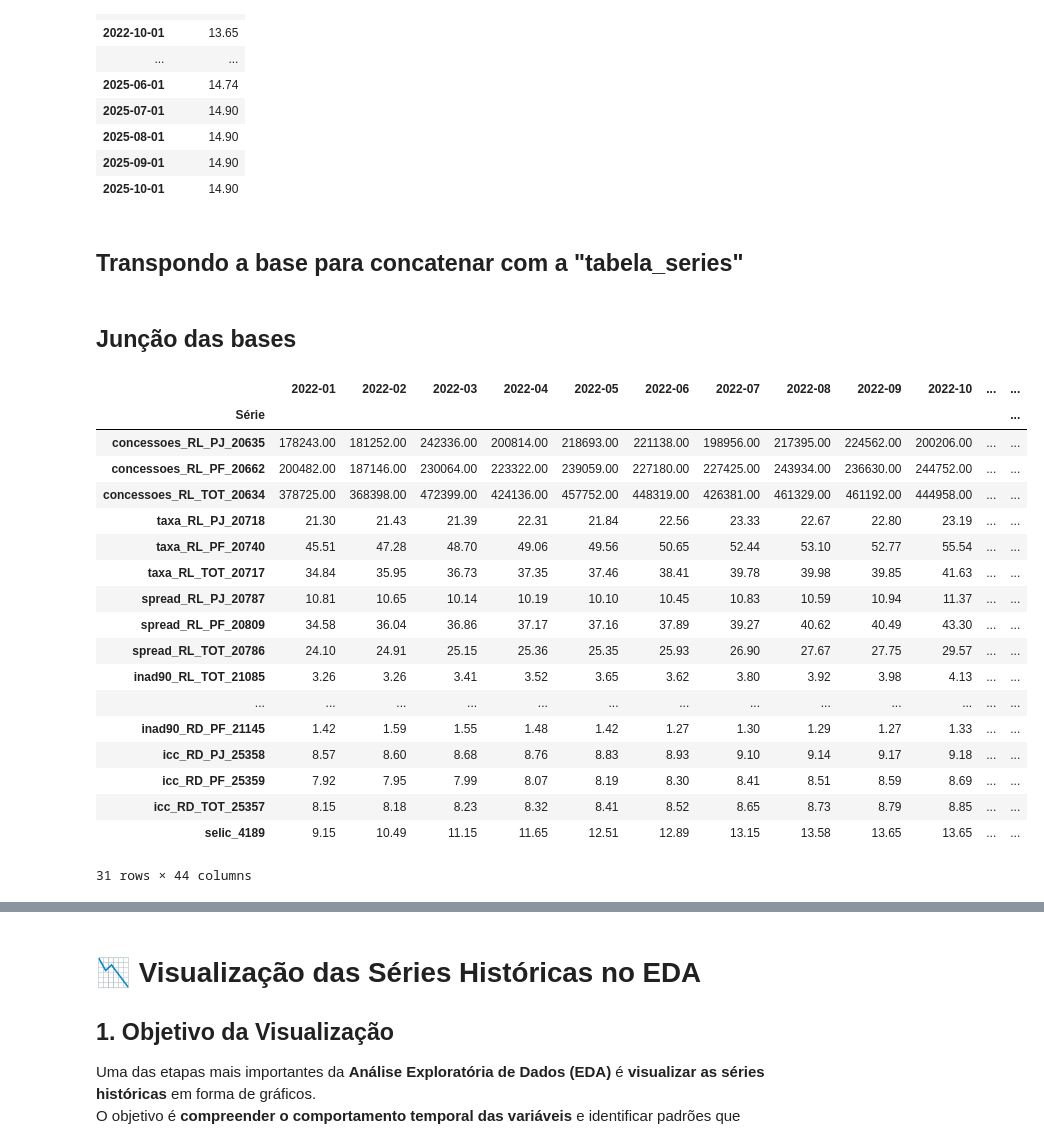
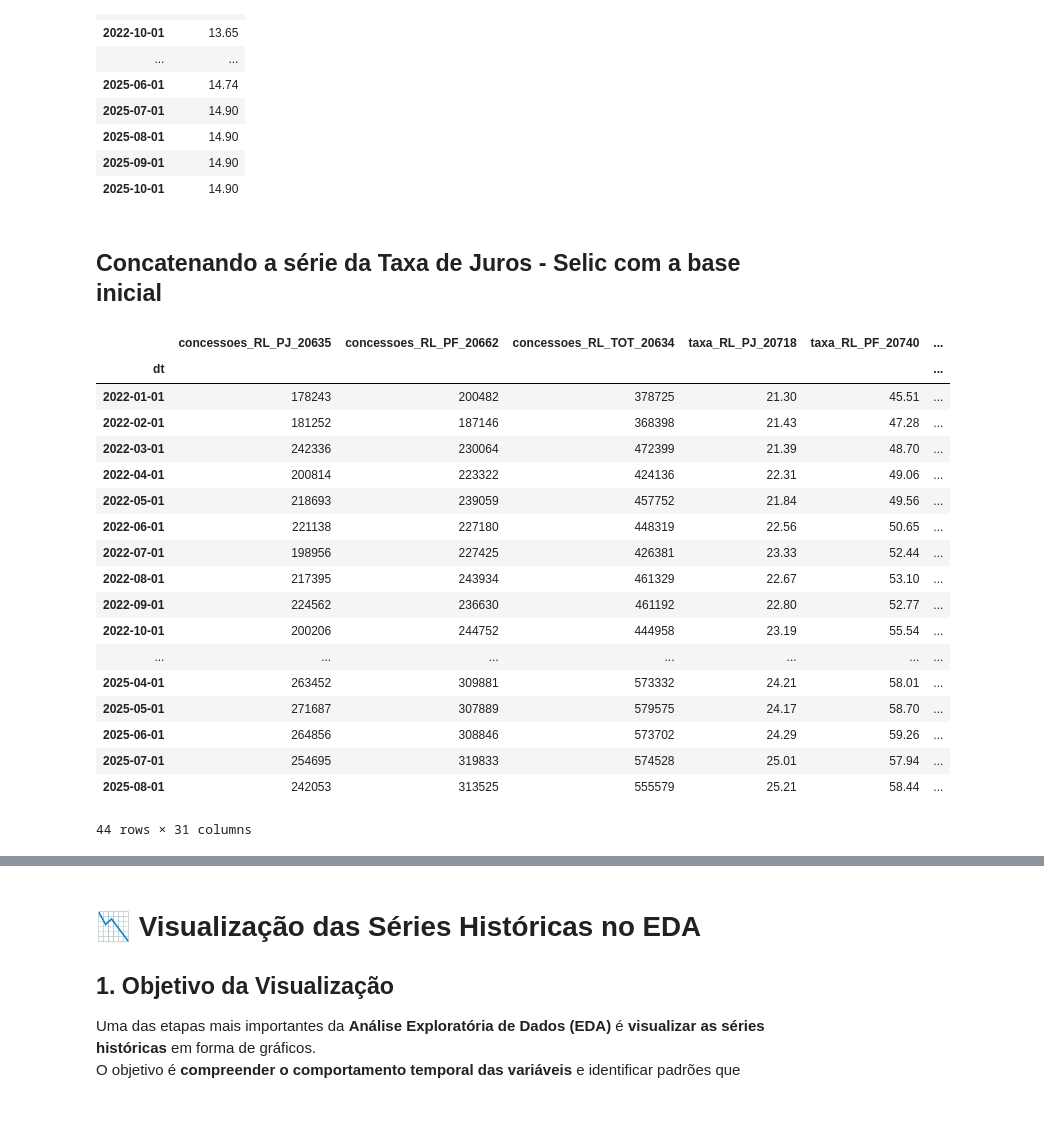
Before and after one commit to akemitti/Inteligencia-Artificial, a Jupyter notebook: prev_series_temporais.ipynb, the cells around one changed output, grey strips where cells are left out. Saved outputs shown, nothing was run; the diff lists cells and outputs as text; code cells hidden in the pictures; blank space fills up the shorter version.

```diff
--- a/prev_series_temporais.ipynb
+++ b/prev_series_temporais.ipynb
@@ -124,13 +121,0 @@ conjunto_dados
-# %%
-# 1) Garantir ordenação por data e formato amigável do rótulo de coluna (datas)
-conjunto_dados = conjunto_dados.sort_index()
-rotulos_datas = [dt.strftime("%Y-%m") for dt in conjunto_dados.index]
-
-# 2) Transpor: linhas = séries, colunas = datas
-tabela_series = conjunto_dados.T.copy()
-tabela_series.columns = rotulos_datas
-
-# 3) (Opcional) Renomear o índice (nome das linhas) para algo mais intuitivo
-tabela_series.index.name = "Série"
-
-tabela_series
@@ -305,8 +270,8 @@ mapa_series = {
     "sgs_25357": "icc_RD_TOT_25357",
 }
 
-# renomeia o índice (linhas) usando o dicionário
-tabela_series = tabela_series.rename(index=mapa_series)
+# renomeia as colunas usando o dicionário
+conjunto_dados = conjunto_dados.rename(columns=mapa_series).copy()
 
-tabela_series
+conjunto_dados
 # %% [output]
@@ -376,42 +341,36 @@ df_selic
 | 2025-09-01 | 14.90 |
 | 2025-10-01 | 14.90 |
 # %% [markdown]
-## Transpondo a base para concatenar com a "tabela_series"
+## Concatenando a série da Taxa de Juros - Selic com a base inicial
-# %% [markdown]
-## Junção das bases
 # %%
-# Alinha df_selic ao índice do conjunto_dados (mesmos meses/colunas)
-df_selic_alinhada = df_selic.reindex(conjunto_dados.index)
+# Alinha df_selic ao índice do conjunto_dados (mesmos meses)
+df_selic = df_selic.reindex(conjunto_dados.index)
 
-# Transpõe e aplica os mesmos rótulos de coluna (YYYY-MM)
-tabela_selic = df_selic_alinhada.T.copy()
-tabela_selic.columns = rotulos_datas
-tabela_selic.index.name = "Série"
+# Junção das bases
+base = conjunto_dados.join(df_selic["selic_4189"], how="left")
 
-# Versão "com Selic" (sem tocar no tabela_series original)
-base = pd.concat([tabela_series, tabela_selic], axis=0)
 
 base
 # %% [output]
-|  | 2022-01 | 2022-02 | 2022-03 | 2022-04 | 2022-05 | 2022-06 | 2022-07 | 2022-08 | 2022-09 | 2022-10 | ... | ... |
-| Série |  |  |  |  |  |  |  |  |  |  |  | ... |
-| concessoes_RL_PJ_20635 | 178243.00 | 181252.00 | 242336.00 | 200814.00 | 218693.00 | 221138.00 | 198956.00 | 217395.00 | 224562.00 | 200206.00 | ... | ... |
-| concessoes_RL_PF_20662 | 200482.00 | 187146.00 | 230064.00 | 223322.00 | 239059.00 | 227180.00 | 227425.00 | 243934.00 | 236630.00 | 244752.00 | ... | ... |
-| concessoes_RL_TOT_20634 | 378725.00 | 368398.00 | 472399.00 | 424136.00 | 457752.00 | 448319.00 | 426381.00 | 461329.00 | 461192.00 | 444958.00 | ... | ... |
-| taxa_RL_PJ_20718 | 21.30 | 21.43 | 21.39 | 22.31 | 21.84 | 22.56 | 23.33 | 22.67 | 22.80 | 23.19 | ... | ... |
-| taxa_RL_PF_20740 | 45.51 | 47.28 | 48.70 | 49.06 | 49.56 | 50.65 | 52.44 | 53.10 | 52.77 | 55.54 | ... | ... |
-| taxa_RL_TOT_20717 | 34.84 | 35.95 | 36.73 | 37.35 | 37.46 | 38.41 | 39.78 | 39.98 | 39.85 | 41.63 | ... | ... |
-| spread_RL_PJ_20787 | 10.81 | 10.65 | 10.14 | 10.19 | 10.10 | 10.45 | 10.83 | 10.59 | 10.94 | 11.37 | ... | ... |
-| spread_RL_PF_20809 | 34.58 | 36.04 | 36.86 | 37.17 | 37.16 | 37.89 | 39.27 | 40.62 | 40.49 | 43.30 | ... | ... |
-| spread_RL_TOT_20786 | 24.10 | 24.91 | 25.15 | 25.36 | 25.35 | 25.93 | 26.90 | 27.67 | 27.75 | 29.57 | ... | ... |
-| inad90_RL_TOT_21085 | 3.26 | 3.26 | 3.41 | 3.52 | 3.65 | 3.62 | 3.80 | 3.92 | 3.98 | 4.13 | ... | ... |
-| ... | ... | ... | ... | ... | ... | ... | ... | ... | ... | ... | ... | ... |
-| inad90_RD_PF_21145 | 1.42 | 1.59 | 1.55 | 1.48 | 1.42 | 1.27 | 1.30 | 1.29 | 1.27 | 1.33 | ... | ... |
-| icc_RD_PJ_25358 | 8.57 | 8.60 | 8.68 | 8.76 | 8.83 | 8.93 | 9.10 | 9.14 | 9.17 | 9.18 | ... | ... |
-| icc_RD_PF_25359 | 7.92 | 7.95 | 7.99 | 8.07 | 8.19 | 8.30 | 8.41 | 8.51 | 8.59 | 8.69 | ... | ... |
-| icc_RD_TOT_25357 | 8.15 | 8.18 | 8.23 | 8.32 | 8.41 | 8.52 | 8.65 | 8.73 | 8.79 | 8.85 | ... | ... |
-| selic_4189 | 9.15 | 10.49 | 11.15 | 11.65 | 12.51 | 12.89 | 13.15 | 13.58 | 13.65 | 13.65 | ... | ... |
+|  | concessoes_RL_PJ_20635 | concessoes_RL_PF_20662 | concessoes_RL_TOT_20634 | taxa_RL_PJ_20718 | taxa_RL_PF_20740 | ... |
+| dt |  |  |  |  |  | ... |
+| 2022-01-01 | 178243 | 200482 | 378725 | 21.30 | 45.51 | ... |
+| 2022-02-01 | 181252 | 187146 | 368398 | 21.43 | 47.28 | ... |
+| 2022-03-01 | 242336 | 230064 | 472399 | 21.39 | 48.70 | ... |
+| 2022-04-01 | 200814 | 223322 | 424136 | 22.31 | 49.06 | ... |
+| 2022-05-01 | 218693 | 239059 | 457752 | 21.84 | 49.56 | ... |
+| 2022-06-01 | 221138 | 227180 | 448319 | 22.56 | 50.65 | ... |
+| 2022-07-01 | 198956 | 227425 | 426381 | 23.33 | 52.44 | ... |
+| 2022-08-01 | 217395 | 243934 | 461329 | 22.67 | 53.10 | ... |
+| 2022-09-01 | 224562 | 236630 | 461192 | 22.80 | 52.77 | ... |
+| 2022-10-01 | 200206 | 244752 | 444958 | 23.19 | 55.54 | ... |
+| ... | ... | ... | ... | ... | ... | ... |
+| 2025-04-01 | 263452 | 309881 | 573332 | 24.21 | 58.01 | ... |
+| 2025-05-01 | 271687 | 307889 | 579575 | 24.17 | 58.70 | ... |
+| 2025-06-01 | 264856 | 308846 | 573702 | 24.29 | 59.26 | ... |
+| 2025-07-01 | 254695 | 319833 | 574528 | 25.01 | 57.94 | ... |
+| 2025-08-01 | 242053 | 313525 | 555579 | 25.21 | 58.44 | ... |
-31 rows × 44 columns
+44 rows × 31 columns
 # %% [markdown]
 # 2) EDA (Exploratory Data Analysis)
 
```
Also changed, not shown: parts of 16 cells of this notebook, 1 other file.
